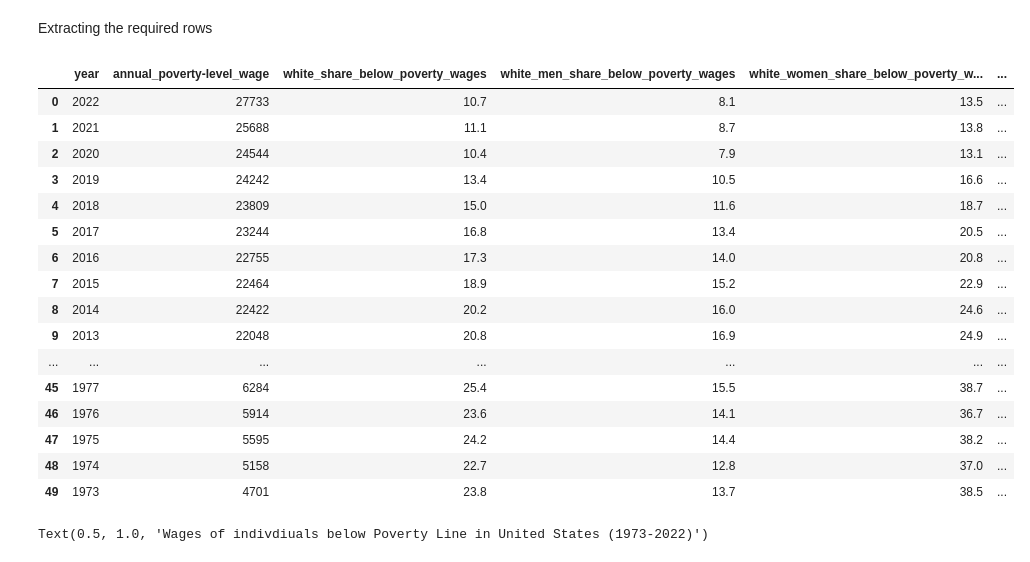
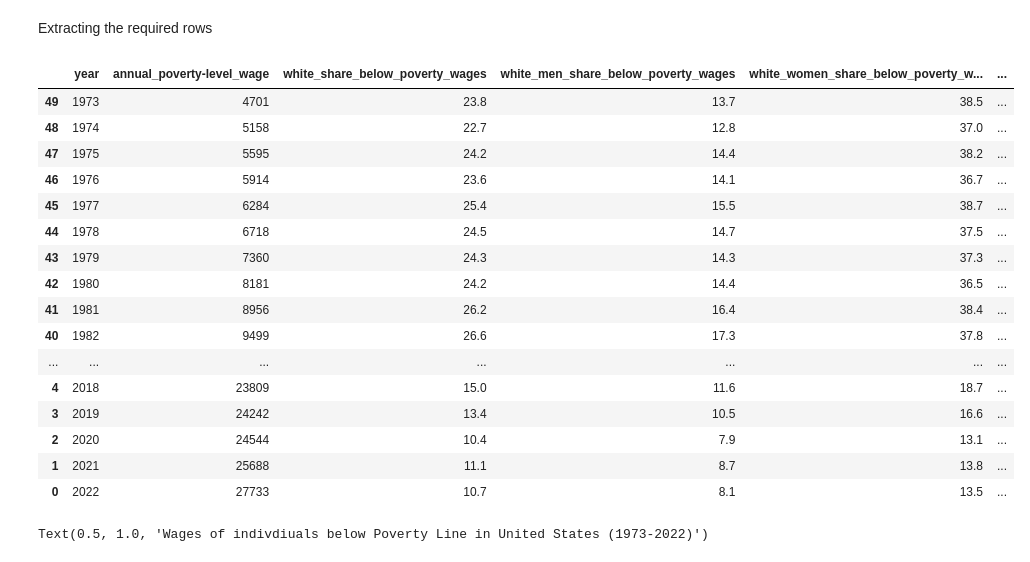
Before and after one commit to ssarwar035/I310-Project_Poverty-Levels-by-Race-and-Gender, a Jupyter notebook: I310D_Final_Project_.ipynb, the cells around one changed output. Cells and saved outputs as stored; diff of their text form; code cells hidden in the pictures.

```diff
--- a/I310D_Final_Project.ipynb
+++ b/I310D_Final_Project_.ipynb
@@ -42,25 +52,25 @@ df.sort_values(by='year')
 Extracting the required rows
 # %%
 df_filtered = df[["year", "annual_poverty-level_wage", "white_share_below_poverty_wages", "white_men_share_below_poverty_wages", "white_women_share_below_poverty_wages", "black_share_below_poverty_wages", "black_men_share_below_poverty_wages", "black_women_share_below_poverty_wages", "hispanic_share_below_poverty_wages", "hispanic_men_share_below_poverty_wages", "hispanic_women_share_below_poverty_wages"]]
-df_filtered
+df_filtered.sort_values(by='year')
 # %% [output]
 |  | year | annual_poverty-level_wage | white_share_below_poverty_wages | white_men_share_below_poverty_wages | white_women_share_below_poverty_w... | ... |
+| 49 | 1973 | 4701 | 23.8 | 13.7 | 38.5 | ... |
+| 48 | 1974 | 5158 | 22.7 | 12.8 | 37.0 | ... |
+| 47 | 1975 | 5595 | 24.2 | 14.4 | 38.2 | ... |
+| 46 | 1976 | 5914 | 23.6 | 14.1 | 36.7 | ... |
+| 45 | 1977 | 6284 | 25.4 | 15.5 | 38.7 | ... |
+| 44 | 1978 | 6718 | 24.5 | 14.7 | 37.5 | ... |
+| 43 | 1979 | 7360 | 24.3 | 14.3 | 37.3 | ... |
+| 42 | 1980 | 8181 | 24.2 | 14.4 | 36.5 | ... |
+| 41 | 1981 | 8956 | 26.2 | 16.4 | 38.4 | ... |
+| 40 | 1982 | 9499 | 26.6 | 17.3 | 37.8 | ... |
+| ... | ... | ... | ... | ... | ... | ... |
+| 4 | 2018 | 23809 | 15.0 | 11.6 | 18.7 | ... |
+| 3 | 2019 | 24242 | 13.4 | 10.5 | 16.6 | ... |
+| 2 | 2020 | 24544 | 10.4 | 7.9 | 13.1 | ... |
+| 1 | 2021 | 25688 | 11.1 | 8.7 | 13.8 | ... |
 | 0 | 2022 | 27733 | 10.7 | 8.1 | 13.5 | ... |
-| 1 | 2021 | 25688 | 11.1 | 8.7 | 13.8 | ... |
-| 2 | 2020 | 24544 | 10.4 | 7.9 | 13.1 | ... |
-| 3 | 2019 | 24242 | 13.4 | 10.5 | 16.6 | ... |
-| 4 | 2018 | 23809 | 15.0 | 11.6 | 18.7 | ... |
-| 5 | 2017 | 23244 | 16.8 | 13.4 | 20.5 | ... |
-| 6 | 2016 | 22755 | 17.3 | 14.0 | 20.8 | ... |
-| 7 | 2015 | 22464 | 18.9 | 15.2 | 22.9 | ... |
-| 8 | 2014 | 22422 | 20.2 | 16.0 | 24.6 | ... |
-| 9 | 2013 | 22048 | 20.8 | 16.9 | 24.9 | ... |
-| ... | ... | ... | ... | ... | ... | ... |
-| 45 | 1977 | 6284 | 25.4 | 15.5 | 38.7 | ... |
-| 46 | 1976 | 5914 | 23.6 | 14.1 | 36.7 | ... |
-| 47 | 1975 | 5595 | 24.2 | 14.4 | 38.2 | ... |
-| 48 | 1974 | 5158 | 22.7 | 12.8 | 37.0 | ... |
-| 49 | 1973 | 4701 | 23.8 | 13.7 | 38.5 | ... |
 # %%
 year = df["year"]
 below_poverty_wage = df["annual_poverty-level_wage"]
```
Also changed, not shown: parts of 18 cells of this notebook.
